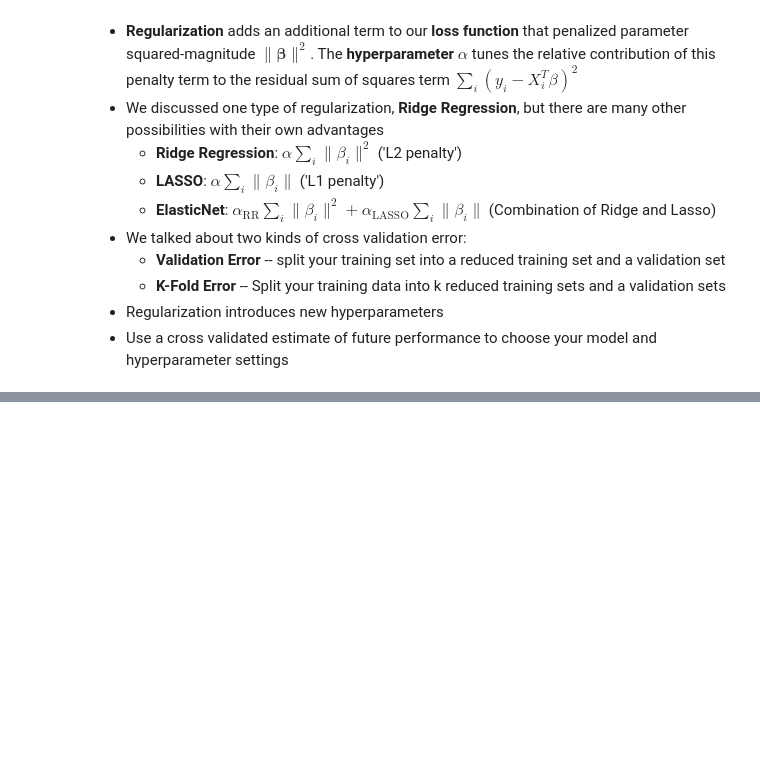
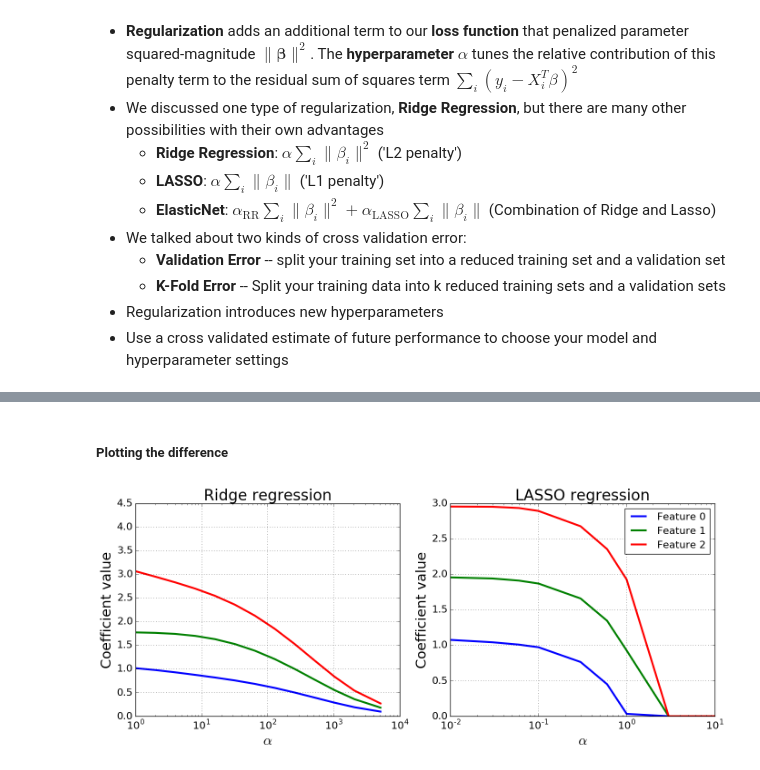
Before and after one commit to UCIDataScienceInitiative/PredictiveModeling_withPython, a Jupyter notebook: Solutions/Session 2 - Overfitting, Regularization, Model Selection.ipynb, the cells around one changed output, grey strips where cells are left out. Cells and saved outputs as stored; diff of their text form; code cells hidden in the pictures; blank space fills up the shorter version.

```diff
--- a/Solutions/Session 2 - Overfitting, Regularization, Model Selection.ipynb
+++ b/Solutions/Session 2 - Overfitting, Regularization, Model Selection.ipynb
@@ -678,0 +679,12 @@ from sklearn.
+# %%
+######################################################
+# Don't change this!
+######################################################
+from sklearn.linear_model import Ridge, Lasso
+
+# load overfitting data into 'train' and 'test' sets
+with np.load('data/overfitting_data.npz') as data:
+    x_train = data['x_train']
+    y_train = data['y_train']
+    x_test = data['x_test']
+    y_test = data['y_test']
@@ -678,0 +719,36 @@ from sklearn.
+# %% [markdown]
+##### Plotting the difference
+# %%
+# Set up figure
+fig, axes = plt.subplots(1,2, figsize=(14,6))
+
+# Ridge plot
+plt.sca(axes[0])
+for i, param in enumerate(coefs_ridge.T):
+    plt.semilogx(alphas_ridge, param, lw = 3)
+
+plt.title('Ridge regression', size = 24)
+plt.xlabel(r'$\alpha$', size = 22)
+plt.ylabel(r'Coefficient value', size = 22)
+plt.grid()
+plt.tick_params(labelsize = 16)
+
+# Lasso plot
+plt.sca(axes[1])
+for i, param in enumerate(coefs_lasso.T):
+    plt.semilogx(alphas_lasso, param, lw = 3, label = r'Feature ' + str(i))
+
+plt.title('LASSO regression', size = 24)
+plt.xlabel(r'$\alpha$', size = 22)
+plt.ylabel(r'Coefficient value', size = 22)
+plt.grid()
+plt.tick_params(labelsize = 16)
+plt.legend(loc = 'upper right', fontsize = 16)
+
+# Save, display plot
+fig.tight_layout()
+#plt.savefig('../figures/session_2/ridge_LASSO.png')
+
+plt.show()
+# %% [output]
+[figure, added]
```
Also changed, not shown: parts of 19 cells of this notebook, 5 other files.
